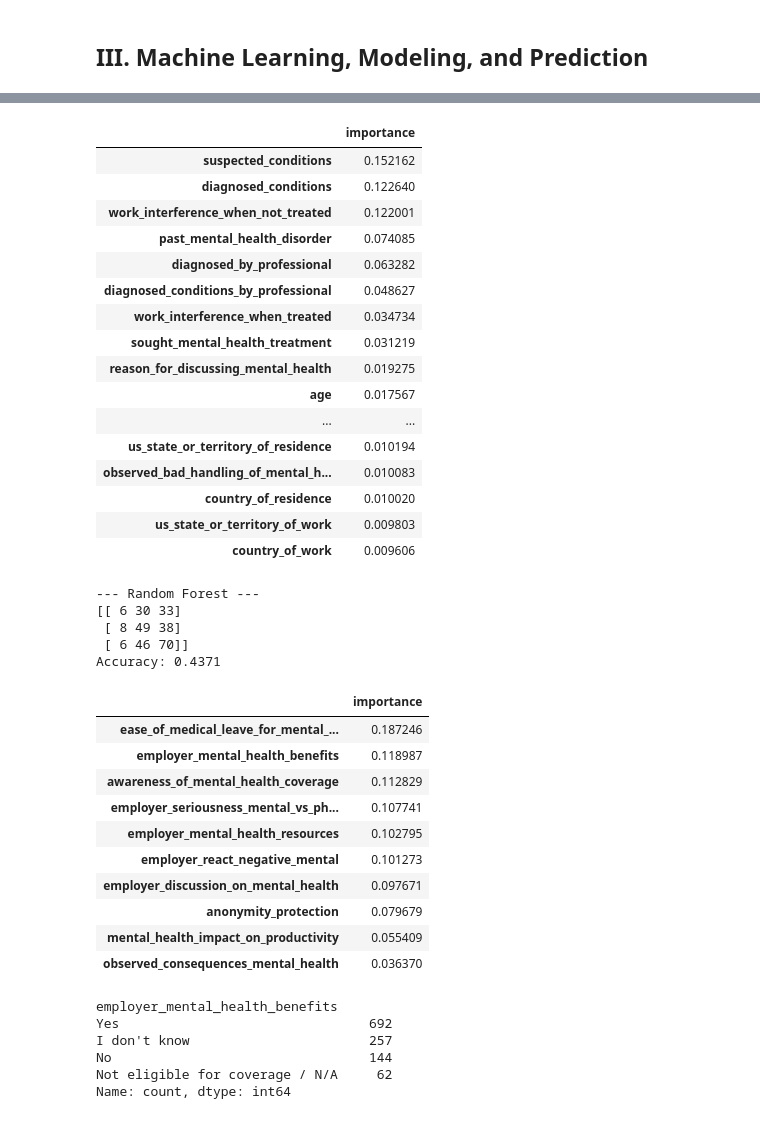
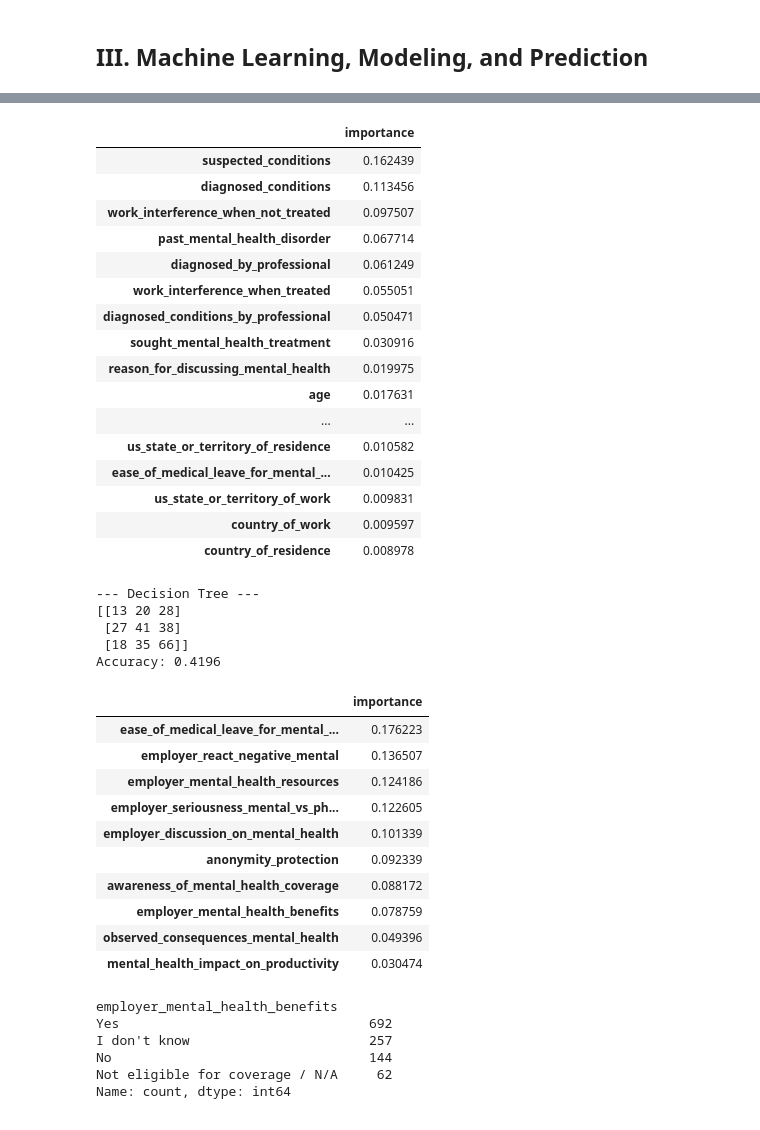
Before and after one commit to RobinJanse/HCAID, a Jupyter notebook: Model/MentalHealth.ipynb, the cells around one changed output, grey strips where cells are left out. Drawn from its saved outputs; the diff is of its cells as text; code cells hidden in the pictures.

```diff
--- a/Model/MentalHealth.ipynb
+++ b/Model/MentalHealth.ipynb
@@ -243,16 +243,18 @@ data_to_not_encode = survey_df[columns_to_not_encode]
 
 def label_encode(data):
     cat_columns = list(data.select_dtypes(include=['category', 'object']))
-    le = LabelEncoder()
+    encoders = {}
 
     for col in cat_columns:
+        le = LabelEncoder()
         # Fill NaN with a placeholder string, if NaN values exist
         data[col] = data[col].fillna('Missing')
         data[col] = le.fit_transform(data[col])
+        encoders[col] = le
 
-    return data
+    return data, encoders
 
-data_to_encode = label_encode(data_to_encode)
+data_to_encode, encoders = label_encode(data_to_encode)
 
 survey_prepared_df = pd.concat([data_to_encode, data_to_not_encode], axis=1, sort=False)
 survey_prepared_df.head()
@@ -633,22 +669,22 @@ feature_importances = pd.DataFrame(best_model.feature_importances_, index = X_tr
 feature_importances.head(20)
 # %% [output]
 |  | importance |
-| suspected_conditions | 0.152162 |
-| diagnosed_conditions | 0.122640 |
-| work_interference_when_not_treated | 0.122001 |
-| past_mental_health_disorder | 0.074085 |
-| diagnosed_by_professional | 0.063282 |
-| diagnosed_conditions_by_professional | 0.048627 |
-| work_interference_when_treated | 0.034734 |
-| sought_mental_health_treatment | 0.031219 |
-| reason_for_discussing_mental_health | 0.019275 |
-| age | 0.017567 |
+| suspected_conditions | 0.162439 |
+| diagnosed_conditions | 0.113456 |
+| work_interference_when_not_treated | 0.097507 |
+| past_mental_health_disorder | 0.067714 |
+| diagnosed_by_professional | 0.061249 |
+| work_interference_when_treated | 0.055051 |
+| diagnosed_conditions_by_professional | 0.050471 |
+| sought_mental_health_treatment | 0.030916 |
+| reason_for_discussing_mental_health | 0.019975 |
+| age | 0.017631 |
 | ... | ... |
-| us_state_or_territory_of_residence | 0.010194 |
-| observed_bad_handling_of_mental_h... | 0.010083 |
-| country_of_residence | 0.010020 |
-| us_state_or_territory_of_work | 0.009803 |
-| country_of_work | 0.009606 |
+| us_state_or_territory_of_residence | 0.010582 |
+| ease_of_medical_leave_for_mental_... | 0.010425 |
+| us_state_or_territory_of_work | 0.009831 |
+| country_of_work | 0.009597 |
+| country_of_residence | 0.008978 |
 # %%
 model_data_2 = survey_prepared_df.copy()
 
@@ -674,33 +710,33 @@ top_10_current_employer_columns = [
 X = X[top_10_current_employer_columns]
 X_train, X_test, y_train, y_test = train_test_split(X, y, test_size=0.2)
 # %%
-rf = RandomForestClassifier(n_estimators=100, max_depth=10)
-rf.fit(X_train, y_train)
-predictions = rf.predict(X_test)
+dt = DecisionTreeClassifier()
+dt.fit(X_train, y_train)
+predictions = dt.predict(X_test)
 
-print(f'--- Random Forest ---')
+print(f'--- Decision Tree ---')
 print(f'{confusion_matrix(y_test, predictions)}\nAccuracy: {round(accuracy_score(y_test, predictions), 4)}\n')
 
 # Feature importances
-feature_importances = pd.DataFrame(rf.feature_importances_, index = X_train.columns, columns=['importance']).sort_values('importance', ascending=False)
-feature_importances.head(10)
+feature_importances = pd.DataFrame(dt.feature_importances_, index = X_train.columns, columns=['importance']).sort_values('importance', ascending=False)
+feature_importances.head(20)
 # %% [output]
---- Random Forest ---
-[[ 6 30 33]
- [ 8 49 38]
- [ 6 46 70]]
-Accuracy: 0.4371
+--- Decision Tree ---
+[[13 20 28]
+ [27 41 38]
+ [18 35 66]]
+Accuracy: 0.4196
 |  | importance |
-| ease_of_medical_leave_for_mental_... | 0.187246 |
-| employer_mental_health_benefits | 0.118987 |
-| awareness_of_mental_health_coverage | 0.112829 |
-| employer_seriousness_mental_vs_ph... | 0.107741 |
-| employer_mental_health_resources | 0.102795 |
-| employer_react_negative_mental | 0.101273 |
-| employer_discussion_on_mental_health | 0.097671 |
-| anonymity_protection | 0.079679 |
-| mental_health_impact_on_productivity | 0.055409 |
-| observed_consequences_mental_health | 0.036370 |
+| ease_of_medical_leave_for_mental_... | 0.176223 |
+| employer_react_negative_mental | 0.136507 |
+| employer_mental_health_resources | 0.124186 |
+| employer_seriousness_mental_vs_ph... | 0.122605 |
+| employer_discussion_on_mental_health | 0.101339 |
+| anonymity_protection | 0.092339 |
+| awareness_of_mental_health_coverage | 0.088172 |
+| employer_mental_health_benefits | 0.078759 |
+| observed_consequences_mental_health | 0.049396 |
+| mental_health_impact_on_productivity | 0.030474 |
 # %%
 employer_mental_health_benefits = survey_df['employer_mental_health_benefits'].value_counts()
 awarenss_of_mental_health_coverage = survey_df['awareness_of_mental_health_coverage'].value_counts()
```
Also changed, not shown: parts of 5 cells of this notebook, 5 other files.
